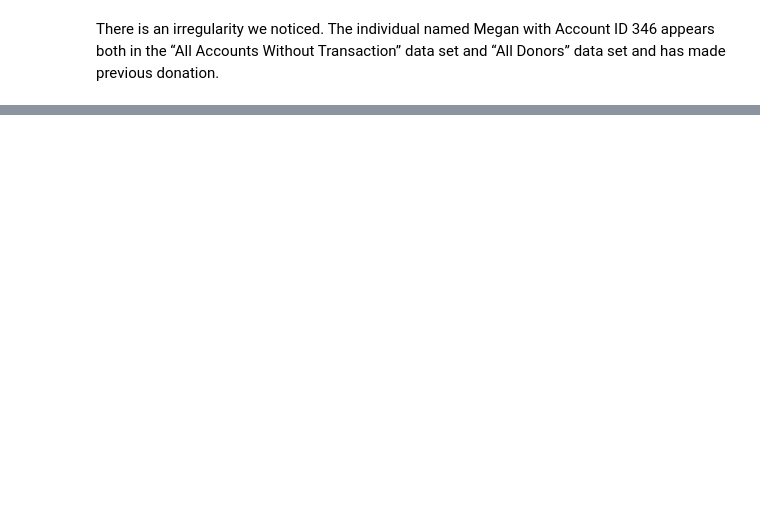
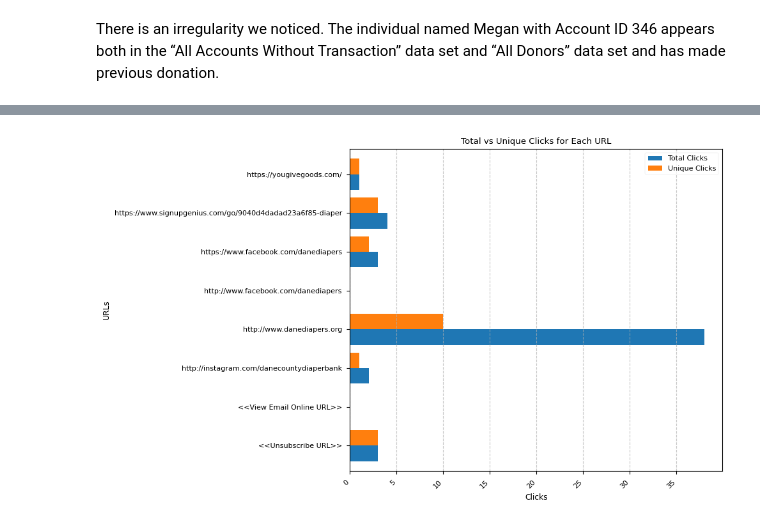
Before and after one commit to PrateekChand28/Biokind_repo, a Jupyter notebook: daiper_awareness.ipynb, the cells around one changed output, grey strips where cells are left out. Drawn from its saved outputs; the diff is of its cells as text; code cells hidden in the pictures; blank space fills up the shorter version.

```diff
--- a/daiper_awareness.ipynb
+++ b/daiper_awareness.ipynb
@@ -329,0 +544,2 @@ There is an irregularity we noticed. The individual named Megan with Account ID
+# %%
+url_performance = pd.read_csv("diaper_awareness_week_email_metrics_2020-20241116T215646Z-001\diaper_awareness_week_email_metrics_2020\diaper_awareness_week_click_performance.csv")
@@ -329,0 +554,2 @@ There is an irregularity we noticed. The individual named Megan with Account ID
+# %%
+url_performance.drop(columns=["Unnamed: 3"], inplace=True)
@@ -329,0 +560,18 @@ There is an irregularity we noticed. The individual named Megan with Account ID
+# %%
+url_clicks = url_performance.groupby("URLs" , as_index=True ).sum()
+
+
+url_clicks.plot(kind='barh', figsize=(10, 6), width=0.8)
+
+# Adding title and labels
+plt.title('Total vs Unique Clicks for Each URL')
+plt.xlabel('Clicks')
+plt.ylabel('URLs')
+plt.xticks(rotation=45, ha='right')  # Rotate x-axis labels for better clarity
+plt.grid(axis='x', linestyle='--', alpha=0.7)  # Add grid lines for better readability
+plt.tight_layout()
+
+# Display the chart
+plt.show()
+# %% [output]
+[figure, added]
```
Also changed, not shown: parts of 45 cells of this notebook, 3 other files.
